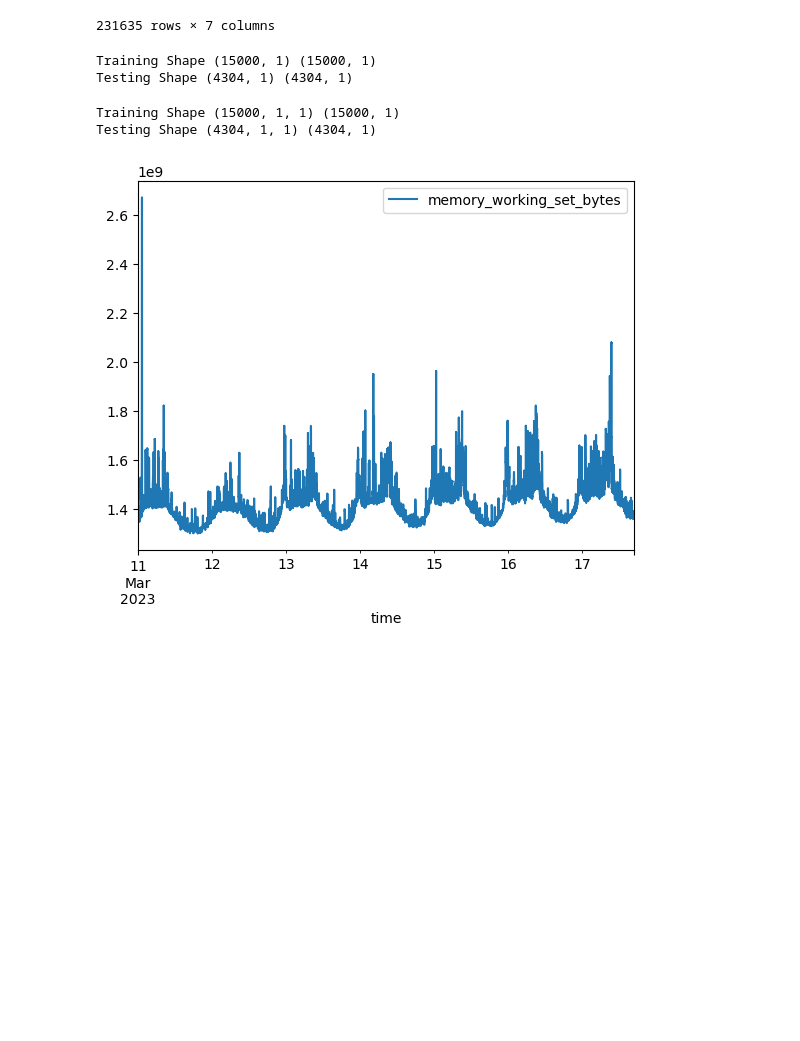
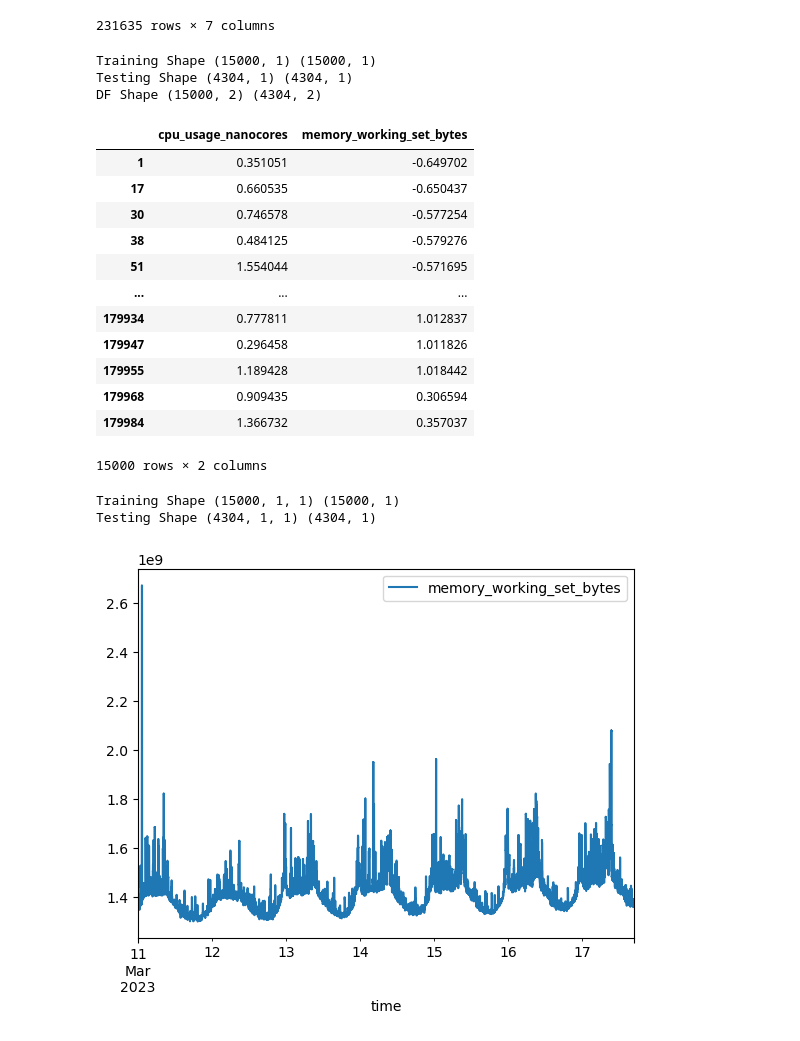
Before and after one commit to sunflower456/TimeSeriesPrediction, a Jupyter notebook: RNNexample_v3.ipynb, the cells around one changed output. Cells and saved outputs as stored; diff of their text form; code cells hidden in the pictures; blank space fills up the shorter version.

```diff
--- a/RNNexample_v3.ipynb
+++ b/RNNexample_v3.ipynb
@@ -55,24 +45,51 @@ Y = data.loc[:,['memory_working_set_bytes']]
 # %%
 from sklearn.preprocessing import MinMaxScaler, StandardScaler
 
 ms = MinMaxScaler()
 ss = StandardScaler()
 
 X_ss = ss.fit_transform(X)
-y_ms = ms.fit_transform(y)
+y_ms = ms.fit_transform(Y)
+
+
+train_df = data[0:15000]
+test_df = data[15000:]
+
+train_mean = train_df.mean()
+train_std = train_df.std()
+
+train_df = (train_df - train_mean) / train_std
+test_df = (test_df - train_mean) / train_std
+
 
 X_train = X_ss[:15000, :]
 X_test = X_ss[15000:, :]
 
 y_train = y_ms[:15000, :]
 y_test = y_ms[15000:, :]
 
 
 print("Training Shape", X_train.shape, y_train.shape)
 print("Testing Shape", X_test.shape, y_test.shape)
+print("DF Shape", train_df.shape, test_df.shape)
+train_df
 # %% [output]
 Training Shape (15000, 1) (15000, 1)
 Testing Shape (4304, 1) (4304, 1)
+DF Shape (15000, 2) (4304, 2)
+|  | cpu_usage_nanocores | memory_working_set_bytes |
+| 1 | 0.351051 | -0.649702 |
+| 17 | 0.660535 | -0.650437 |
+| 30 | 0.746578 | -0.577254 |
+| 38 | 0.484125 | -0.579276 |
+| 51 | 1.554044 | -0.571695 |
+| ... | ... | ... |
+| 179934 | 0.777811 | 1.012837 |
+| 179947 | 0.296458 | 1.011826 |
+| 179955 | 1.189428 | 1.018442 |
+| 179968 | 0.909435 | 0.306594 |
+| 179984 | 1.366732 | 0.357037 |
+15000 rows × 2 columns
 # %%
 
 X_train_tensors_f = tf.reshape(X_train,   (X_train.shape[0], 1, X_train.shape[1]))
```
Also changed, not shown: parts of 29 cells of this notebook, 2 other files.
